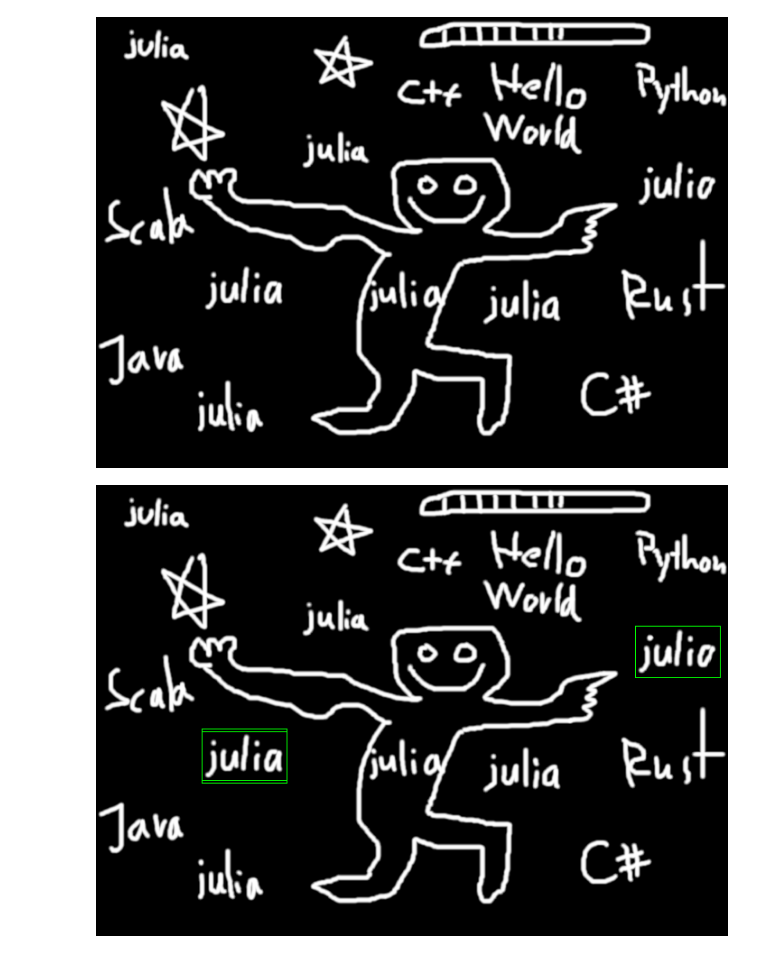
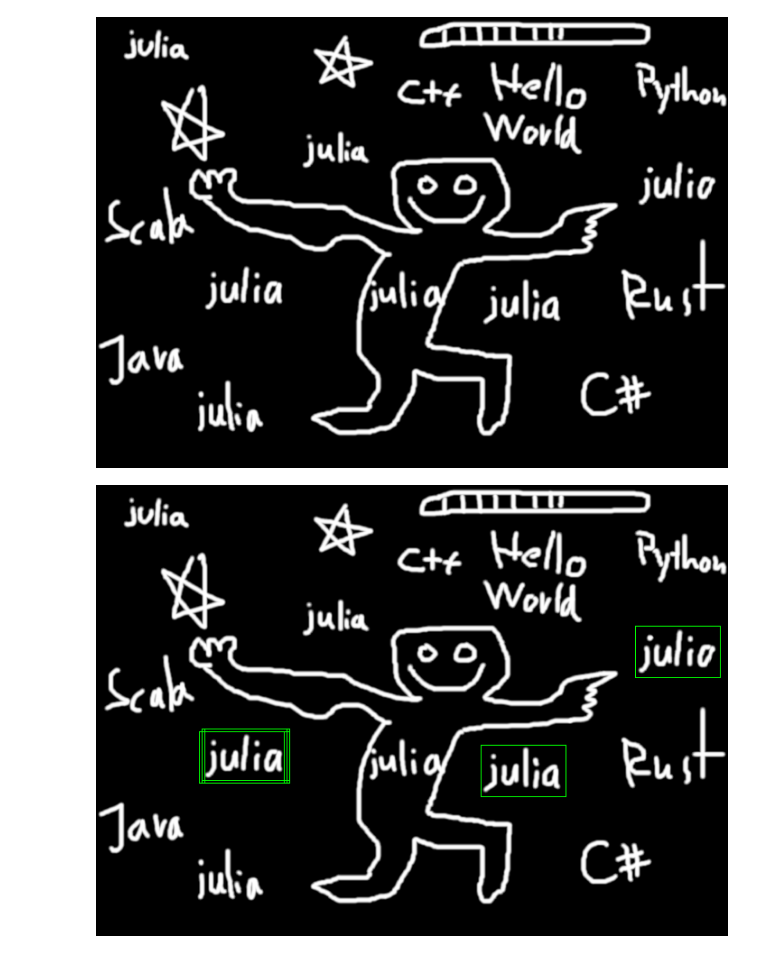
Before and after one commit to tadeohepperle/advanced_bioimage_programming, a Jupyter notebook: image_ops_julia/chamfer_matching.ipynb, the cells around one changed output. Drawn from its saved outputs; the diff is of its cells as text; code cells hidden in the pictures.

Commit message:
chamfer 5 shapes

```diff
--- a/image_ops_julia/chamfer_matching.ipynb
+++ b/image_ops_julia/chamfer_matching.ipynb
@@ -33,17 +33,17 @@ haystack = Gray{Float32}.(haystack)
 # %%
 function visualize_chamfer_results(haystack::Matrix{Gray{Float32}}, needle_size::Tuple{Int,Int}, results::Vector{Tuple{Int,Int,Float32}})
     haystack2 = RGB{Float32}.(copy(haystack))
     nh,nw = needle_size
     for (x,y,s) in results
         draw!(haystack2, Polygon(RectanglePoints(Point(x, y), Point(x+nw, y+nh))), RGB{Float32}(0.0, 1.0, 0.0))
     end
     haystack2
 end
 
-results = chamfer_matching(haystack, needle, step_size=(3,3), threshold=0.015)
-visualize_chamfer_results(haystack, size(needle), results[1:3])
+results = chamfer_matching(haystack, needle, step_size=(3,3), threshold=-0.2)
+visualize_chamfer_results(haystack, size(needle), results[1:7])
 # %% [output]
-[figure, old version]
+[figure, new version]
 # %%
 visualize_chamfer_results(haystack, size(needle), results)
 # %% [output]
```
Also changed, not shown: parts of 14 cells of this notebook, 7 other files.
